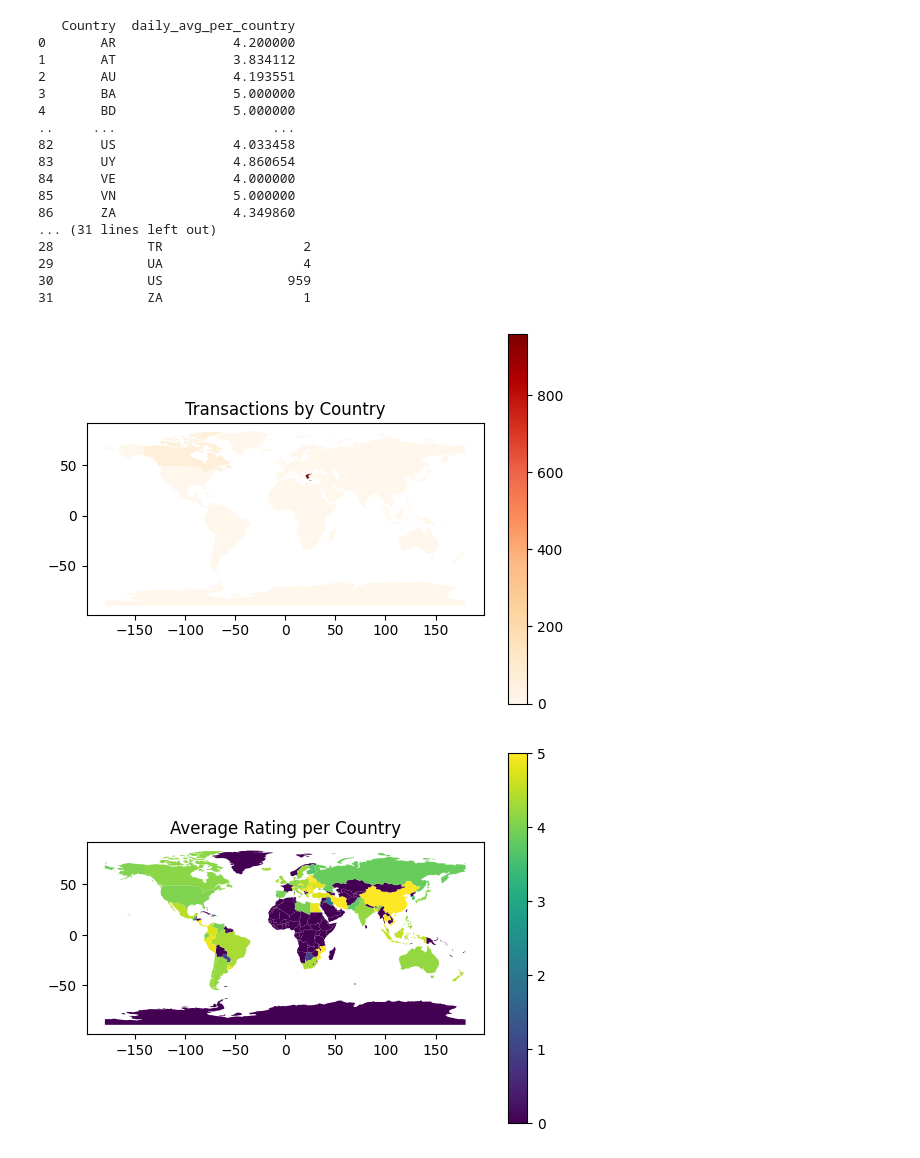
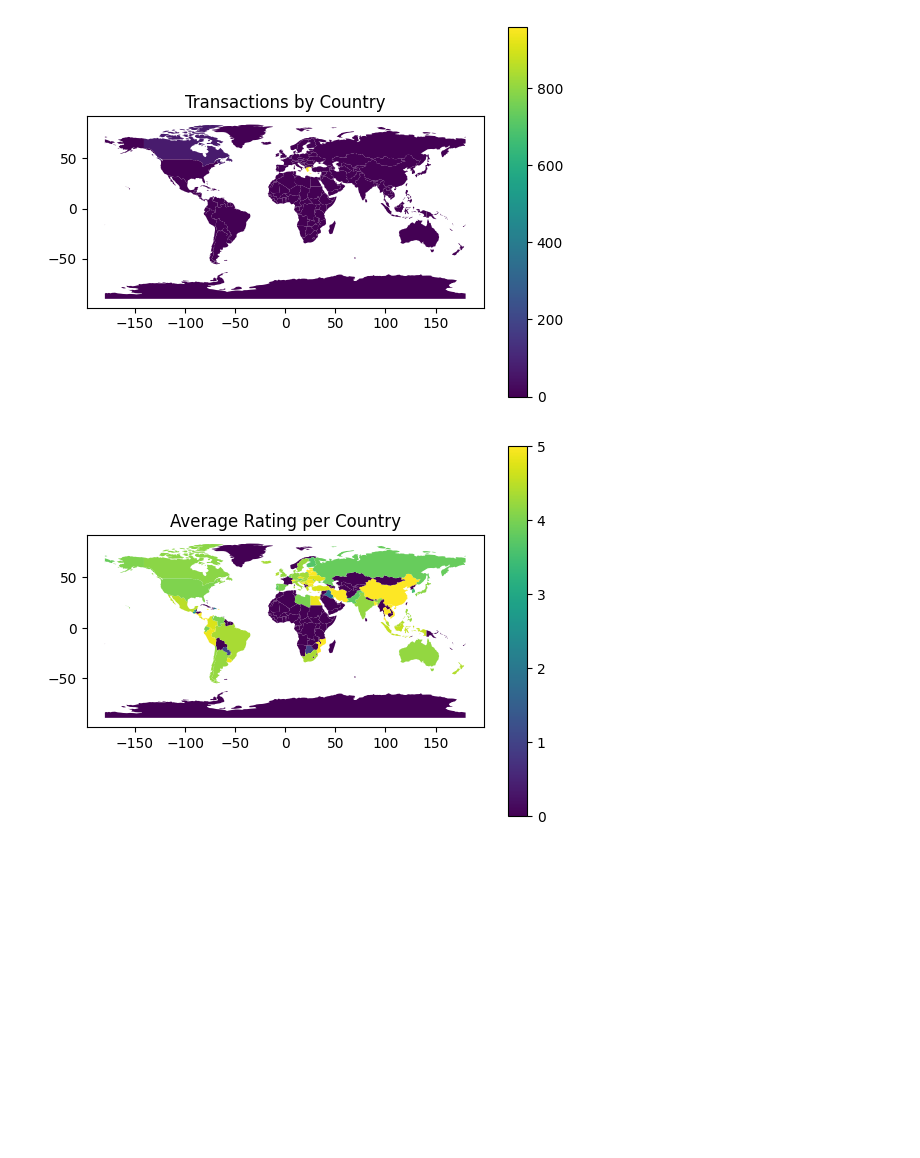
Before and after one commit to poparares6/Visual-Analytics, a Jupyter notebook: Visual Analytics/Visual Analytics.ipynb, the cells around one changed output. Saved outputs shown, nothing was run; the diff lists cells and outputs as text; code cells hidden in the pictures; blank space fills up the shorter version.

```diff
--- a/Visual Analytics/Visual Analytics.ipynb
+++ b/Visual Analytics/Visual Analytics.ipynb
@@ -266,60 +248,31 @@ ax2.plot(group_ratings_by_month['Month'].astype(str), group_ratings_by_month['da
 # %%
-### Geographical development
-
-### sales vol per country
-### avg rating per country
+### 4. Geographical development
 group_ratings_by_country = stats_ratings_country_dfs.groupby(['Country']).agg(
     daily_avg_per_country = ('Total Average Rating', 'mean')).reset_index()
 
 group_transactions_by_country = sales_df.groupby(['Buyer Country']).agg(
     transaction_count=('Transaction Date', 'count')
 ).reset_index()
-print(group_ratings_by_country)
-print(group_transactions_by_country)
 
 d = {'ISO_A2': group_ratings_by_country['Country'], 'Average Rating': group_ratings_by_country['daily_avg_per_country'], 'Transaction Count':group_transactions_by_country['transaction_count']}
 new_frame_ratings_transactions = pd.DataFrame(data=d)
 new_frame_ratings_transactions = new_frame_ratings_transactions.fillna(0)
 
-### world map tings yeah
+# world map data, so we can merge on the ISO_A2 code of the country
+url = "https://naciscdn.org/naturalearth/110m/cultural/ne_110m_admin_0_countries.zip"
+
+gdf = gpd.read_file(url)
+
+# merge and fill the counts for the rest of the countries with 0
+world = gdf.merge(new_frame_ratings_transactions, how="outer", left_on="ISO_A2", right_on="ISO_A2")
+world['Transaction Count'] = world['Transaction Count'].fillna(0)
+world['Average Rating'] = world['Average Rating'].fillna(0)
+# Plotting
+world.plot(column='Transaction Count', legend=True)
+plt.title("Transactions by Country")
+world.plot(column='Average Rating', legend=True)
+plt.title("Average Rating per Country")
+plt.show()
 # %% [output]
-   Country  daily_avg_per_country
-0       AR               4.200000
-1       AT               3.834112
-2       AU               4.193551
-3       BA               5.000000
-4       BD               5.000000
-..     ...                    ...
-82      US               4.033458
-83      UY               4.860654
-84      VE               4.000000
-85      VN               5.000000
-86      ZA               4.349860
-... (31 lines left out)
-28            TR                  2
-29            UA                  4
-30            US                959
-31            ZA                  1
+[figure, added]
+[figure, added]
-# %%
-# map_fig = px.scatter_geo(new_frame_ratings_transactions,
-#                          locations='Country', hover_data=['Average Rating', 'Transaction Count'])
-# map_fig.show()
-
-# Load world shapefile data
-url = "https://naciscdn.org/naturalearth/110m/cultural/ne_110m_admin_0_countries.zip"
-
-gdf = gpd.read_file(url)
-
-# Merge world geometries with your data
-world = gdf.merge(new_frame_ratings_transactions, how="outer", left_on="ISO_A2", right_on="ISO_A2")
-world['Transaction Count'] = world['Transaction Count'].fillna(0)
-world['Average Rating'] = world['Average Rating'].fillna(0)
-# Plotting
-world.plot(column='Transaction Count', cmap='OrRd', legend=True)
-plt.title("Transactions by Country")
-world.plot(column='Average Rating', legend=True)
-plt.title("Average Rating per Country")
-plt.show()
-# %% [output]
-[figure, removed]
-[figure, removed]
```
Also changed, not shown: parts of 9 cells of this notebook.
